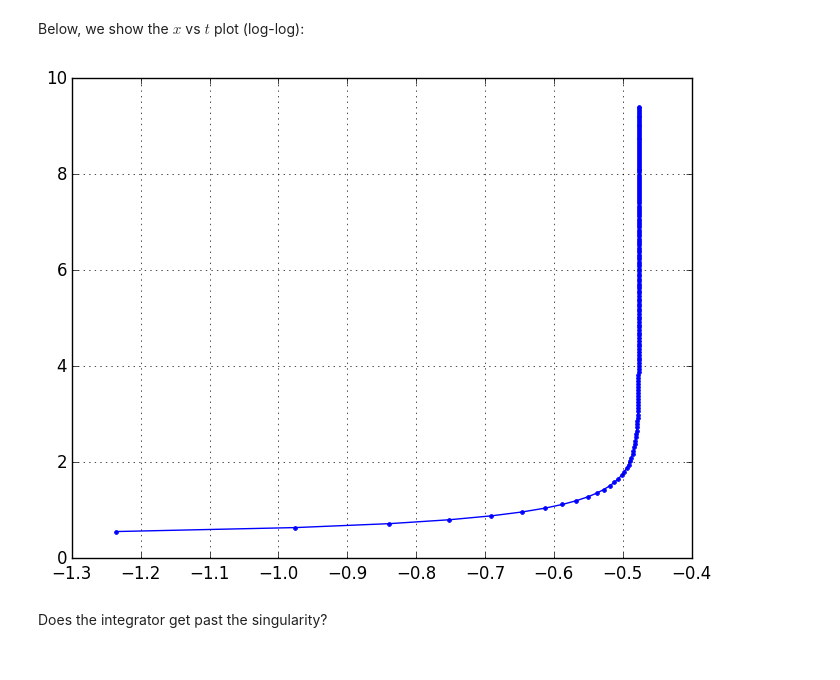
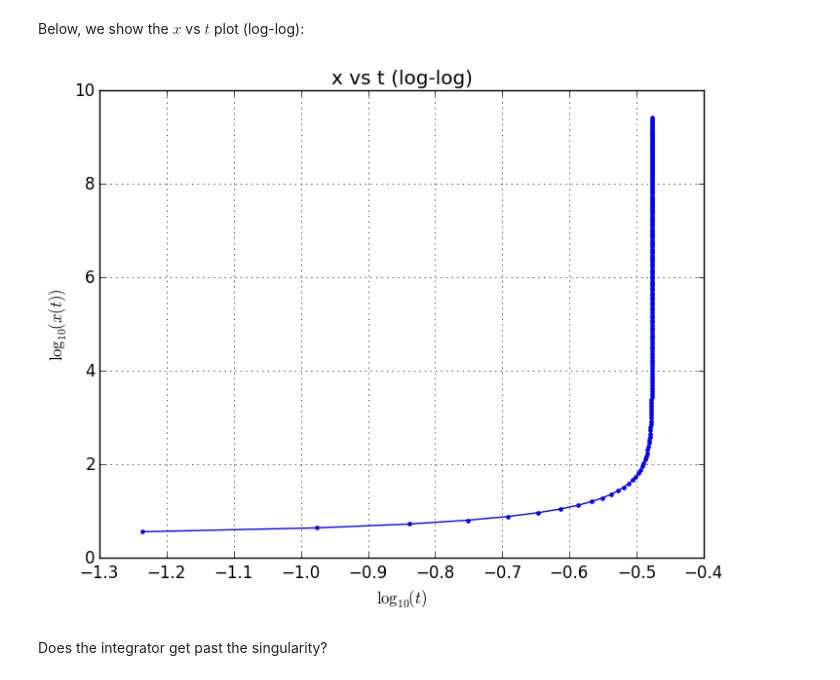
Before and after one commit to PerezHz/TaylorIntegration.jl, a Jupyter notebook: examples/x-dot-equals-x-squared.ipynb, the cells around one changed output. Cells and saved outputs as stored; diff of their text form; code cells hidden in the pictures.

```diff
--- a/examples/x-dot-equals-x-squared.ipynb
+++ b/examples/x-dot-equals-x-squared.ipynb
@@ -130,10 +137,13 @@ length(xT)-1
 Below, we show the $x$ vs $t$ plot (log-log):
 # %%
 # axis([0, 0.35, -15, 10])
+title("x vs t (log-log)")
+xlabel(L"\log_{10}(t)")
+ylabel(L"\log_{10}(x(t))")
 grid(true)
 plot(log10(tT[2:end]), log10(xT[2:end]), ".-");
 # %% [output]
-[figure, old version]
+[figure, new version]
 # %% [markdown]
 Does the integrator get past the singularity?
 # %%
```
Also changed, not shown: parts of 20 cells of this notebook.
